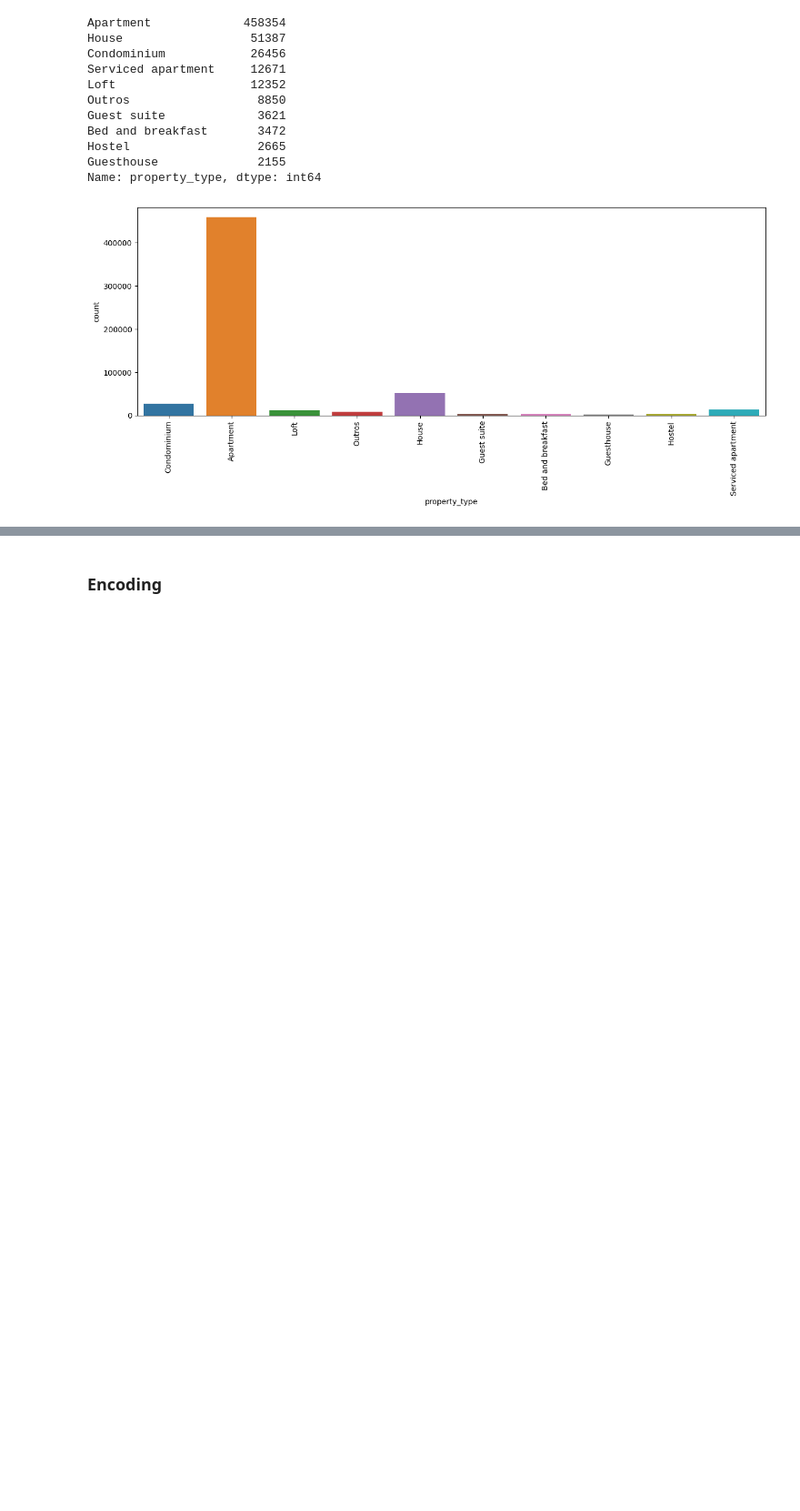
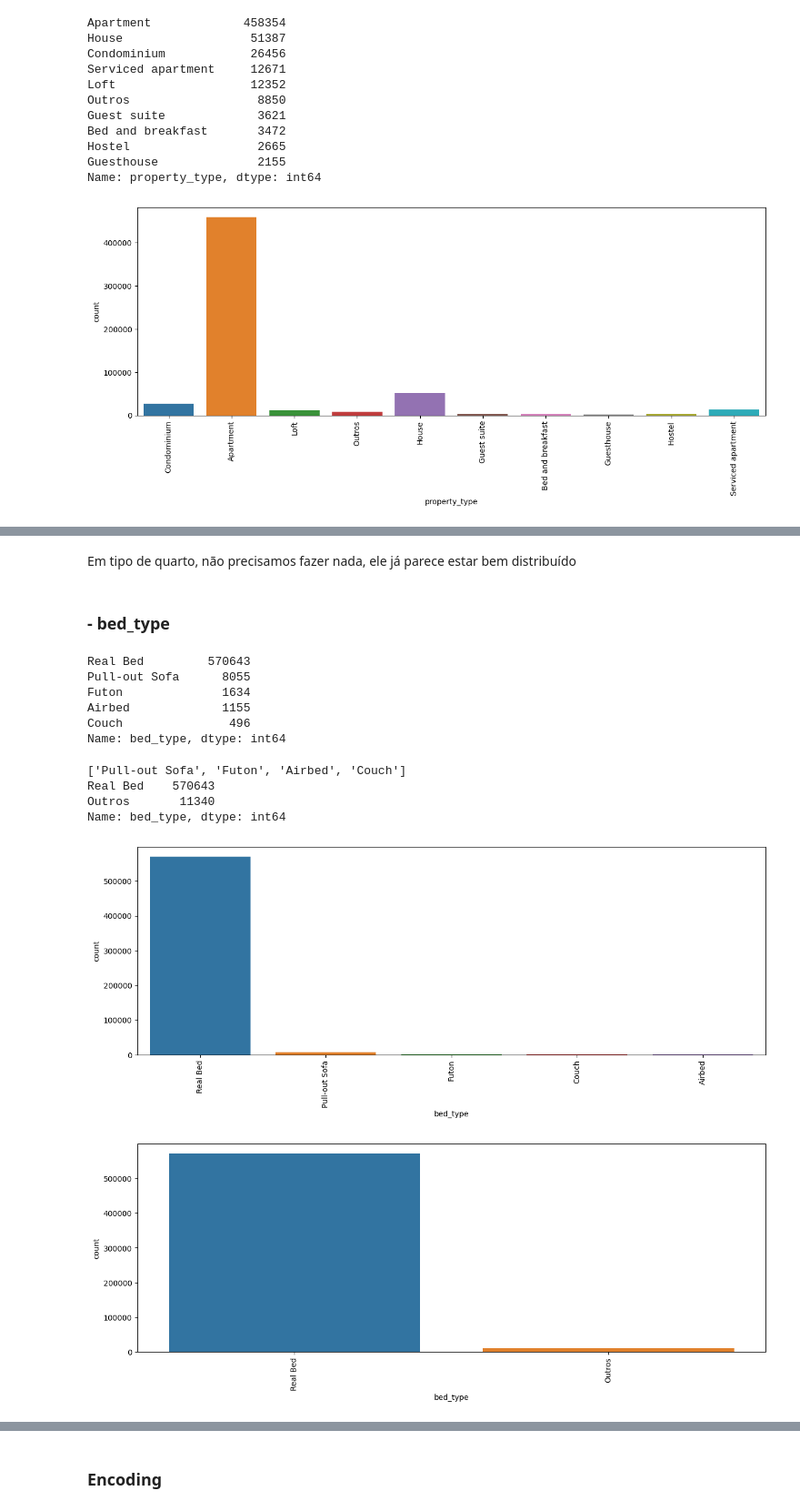
Before and after one commit to thiarly/impressionador-python-course, a Jupyter notebook: 36 - Projeto 3 Ciência de Dados/Airbnb/Solução Airbnb Rio.ipynb, the cells around one changed output, grey strips where cells are left out. Shown at 91% size. Drawn from its saved outputs; the diff is of its cells as text; code cells hidden in the pictures; blank space fills up the shorter version.

```diff
--- a/36 - Projeto 3 Ciência de Dados/Airbnb/Solução Airbnb Rio.ipynb
+++ b/36 - Projeto 3 Ciência de Dados/Airbnb/Solução Airbnb Rio.ipynb
@@ -523,0 +539,40 @@ Name: property_type, dtype: int64
+# %% [markdown]
+Em tipo de quarto, não precisamos fazer nada, ele já parece estar bem distribuído
+# %% [markdown]
+### - bed_type
+# %%
+print(base_airbnb['bed_type'].value_counts())
+
+plt.figure(figsize=(15, 5))
+grafico = sns.countplot('bed_type', data=base_airbnb)
+grafico.tick_params(axis='x', rotation=90)
+
+# agrupando categorias de bed_type
+tabela_bed = base_airbnb['bed_type'].value_counts()
+colunas_agrupar = []
+
+for tipo in tabela_bed.index:
+    if tabela_bed[tipo] < 10000:
+        colunas_agrupar.append(tipo)
+print(colunas_agrupar)
+
+for tipo in colunas_agrupar:
+    base_airbnb.loc[base_airbnb['bed_type']==tipo, 'bed_type'] = 'Outros'
+
+print(base_airbnb['bed_type'].value_counts())
+plt.figure(figsize=(15, 5))
+grafico = sns.countplot('bed_type', data=base_airbnb)
+grafico.tick_params(axis='x', rotation=90)
+# %% [output]
+Real Bed         570643
+Pull-out Sofa      8055
+Futon              1634
+Airbed             1155
+Couch               496
+Name: bed_type, dtype: int64
+['Pull-out Sofa', 'Futon', 'Airbed', 'Couch']
+Real Bed    570643
+Outros       11340
+Name: bed_type, dtype: int64
+[figure, added]
+[figure, added]
```
Also changed, not shown: parts of 11 cells of this notebook.
